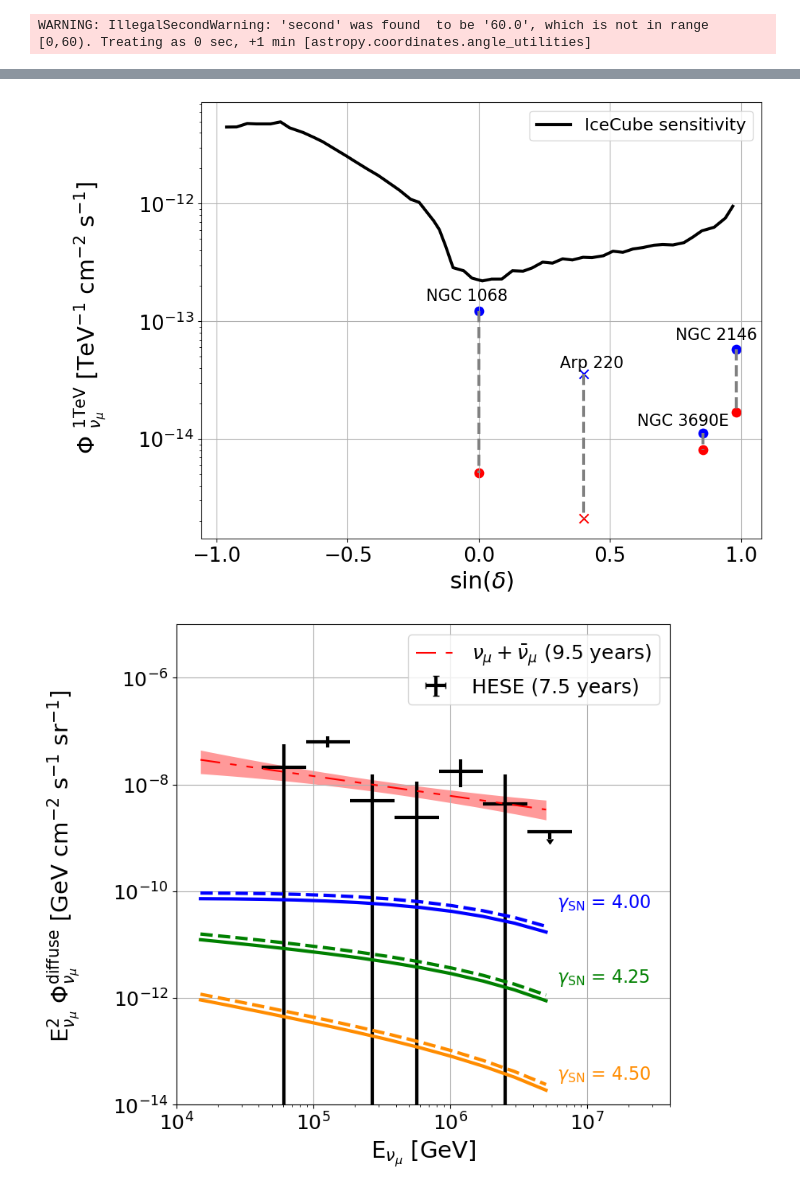
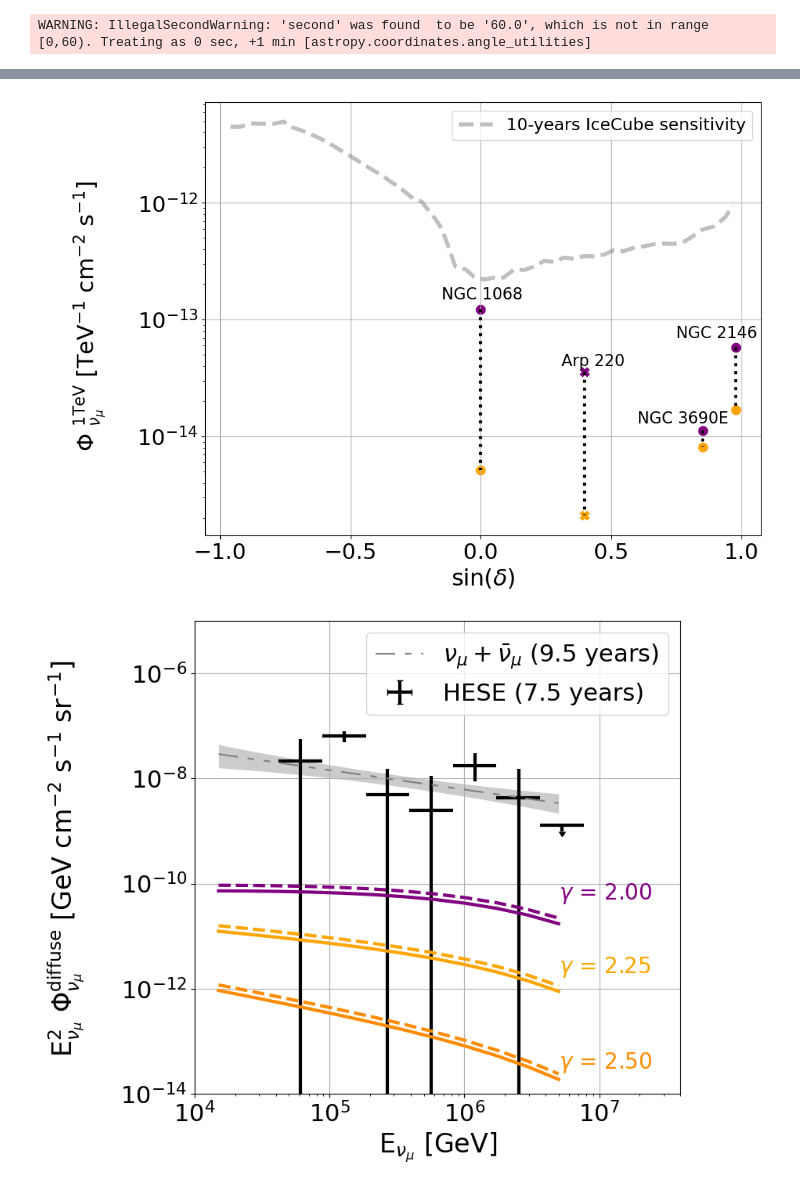
Before and after one commit to YarnoMerckx/neutrino-flux-GOALS-galaxies, a Jupyter notebook: GOALS_flux_predictions.ipynb, the cells around one changed output, grey strips where cells are left out. Cells and saved outputs as stored; diff of their text form; code cells hidden in the pictures.

```diff
--- a/GOALS_flux_predictions.ipynb
+++ b/GOALS_flux_predictions.ipynb
@@ -143,7 +145,0 @@ plt.savefig("/Users/yarno/Documents/PhD/Pictures/fluxsindecpaper.pdf",bbox_inche
-# %%
-for i in np.arange(0,1,0.01):
-    ngc1068_flux = Flux(1e3, 200, 500, 1000,150, 4.0, 1e8, (1-i)*0.51,15.9)
-    ngc2146_flux = Flux(1e3, 200, 500, 1000,150, 4.0, 1e8, 0.28,17.5)
-    if ngc1068_flux < ngc2146_flux:
-        print("For alpha_AGN = ", i, " NGC1068 shows the strongest neutrino flux")
-        break
@@ -162,49 +163,47 @@ NGC2146_sindec = np.sin(np.deg2rad(NGC2146_dec))
 
 plt.figure(figsize=(10,8), dpi= 100, facecolor='w', edgecolor='k')
 
-plt.scatter(Arp220_sindec, Arp220_1*(1e3/pow(1e3,2)), marker = 'x', c= 'b', s = 80)
-plt.scatter(Arp220_sindec, Arp220_2*(1e3/pow(1e3,2)),marker = 'x', c= 'r',s = 80)
-plt.vlines(Arp220_sindec, ymin = Arp220_1*(1e3/pow(1e3,2)), ymax= Arp220_2*(1e3/pow(1e3,2)),linestyle = '--',linewidth =3, color= 'grey')
+plt.scatter(Arp220_sindec, Arp220_1*(1e3/pow(1e3,2)), marker = 'X', c= 'purple', s = 80)
+plt.vlines(Arp220_sindec, ymin = Arp220_1*(1e3/pow(1e3,2)), ymax= Arp220_2*(1e3/pow(1e3,2)),linestyle = 'dotted',linewidth =3, color= 'k')
+plt.scatter(Arp220_sindec, Arp220_2*(1e3/pow(1e3,2)),marker = 'X', c= 'orange',s = 80)
 
-plt.scatter(Arp299_sindec, Arp299_1*(1e3/pow(1e3,2)),marker = 'o', c= 'b', s= 80)
-plt.scatter(Arp299_sindec, Arp299_2*(1e3/pow(1e3,2)),marker = 'o', c= 'r', s= 80)
-plt.vlines(Arp299_sindec, ymin = Arp299_1*(1e3/pow(1e3,2)), ymax= Arp299_2*(1e3/pow(1e3,2)),linestyle = '--',linewidth =3, color= 'grey')
+plt.scatter(Arp299_sindec, Arp299_1*(1e3/pow(1e3,2)),marker = 'o', c= 'purple', s= 80)
+plt.vlines(Arp299_sindec, ymin = Arp299_1*(1e3/pow(1e3,2)), ymax= Arp299_2*(1e3/pow(1e3,2)),linestyle = 'dotted',linewidth =3, color= 'k')
+plt.scatter(Arp299_sindec, Arp299_2*(1e3/pow(1e3,2)),marker = 'o', c= 'orange', s= 80)
 
 
-plt.scatter(NGC2146_sindec,NGC2146_1*(1e3/pow(1e3,2)), marker =  'o', c= 'b',s = 80)
-plt.scatter(NGC2146_sindec,NGC2146_2*(1e3/pow(1e3,2)),marker = 'o', c= 'r', s= 80)
-plt.vlines(NGC2146_sindec,ymin = NGC2146_1*(1e3/pow(1e3,2)), ymax = NGC2146_2*(1e3/pow(1e3,2)),linestyle = '--',linewidth =3, color= 'grey')
+plt.scatter(NGC2146_sindec,NGC2146_1*(1e3/pow(1e3,2)), marker =  'o', c= 'purple',s = 80)
+plt.vlines(NGC2146_sindec,ymin = NGC2146_1*(1e3/pow(1e3,2)), ymax = NGC2146_2*(1e3/pow(1e3,2)),linestyle = 'dotted',linewidth =3, color= 'k')
+plt.scatter(NGC2146_sindec,NGC2146_2*(1e3/pow(1e3,2)),marker = 'o', c= 'orange', s= 80)
 
-
-plt.scatter(NGC1068_sindec,NGC1068_1*(1e3/pow(1e3,2)),marker= 'o',c = 'b', s= 80)
-plt.scatter(NGC1068_sindec,NGC1068_2*(1e3/pow(1e3,2)),marker= 'o',c = 'r', s= 80)
-plt.vlines(NGC1068_sindec,ymin = NGC1068_1*(1e3/pow(1e3,2)), ymax = NGC1068_2*(1e3/pow(1e3,2)),linewidth =3, linestyle = '--',color= 'grey')
+plt.scatter(NGC1068_sindec,NGC1068_1*(1e3/pow(1e3,2)),marker= 'o',c = 'purple', s= 80)
+plt.vlines(NGC1068_sindec,ymin = NGC1068_1*(1e3/pow(1e3,2)), ymax = NGC1068_2*(1e3/pow(1e3,2)),linewidth =3, linestyle = 'dotted',color= 'k')
+plt.scatter(NGC1068_sindec,NGC1068_2*(1e3/pow(1e3,2)),marker= 'o',c = 'orange', s= 80)
 
 
 plt.grid()
-#plt.text(0.31, 8e-14, s= 'Arp 220',fontsize = 16)
 plt.text(0.31, 4e-14, s= 'Arp 220',fontsize = 16)
 plt.text(0.75, 7e-14, s= 'NGC 2146',fontsize = 16)
-#plt.text(-0.1, 3.8e-13, s= 'NGC 1068', fontsize = 16)
-plt.text(-0.20, 1.5e-13, s= 'NGC 1068', fontsize = 16)
+plt.text(-0.15, 1.5e-13, s= 'NGC 1068', fontsize = 16)
 
 plt.text(Arp299_sindec-0.25, 1.3e-14, s= 'NGC 3690E',fontsize = 16)
 
 
-plt.plot(Sindec_IceCube_sens,Flux_IceCube_sens, label = 'IceCube sensitivity',linewidth = 3, color = 'k')
-#plt.plot(Sindec_IceCube2_sens,Flux_IceCube2_sens, label = 'IceCube-Gen2 sensitivity',linestyle = '--',linewidth = 2)
-
+plt.plot(Sindec_IceCube_sens,Flux_IceCube_sens, label = '10-years IceCube sensitivity',linewidth = 4,
+         color = 'grey', ls = 'dashed',alpha = 0.5)
+#plt.plot(Sindec_IceCube_sens,Flux_IceCube_sens/5, label = '10-years IceCube sensitivity $\\times~5$',linewidth = 4,
+#         color = 'grey', ls = '-',alpha = 0.5)
 
 plt.yscale('log')
 plt.xlabel('$\sin(\\delta$)',fontsize = 23)
 plt.ylabel('\n $\\Phi~^{\mathrm{1TeV}}_{\\nu_\\mu }$ [TeV$^{-1}$ cm$^{-2}$ s$^{-1}$] \n', fontsize = 23)
-plt.yticks(fontsize = 20)
-plt.xticks([-1.00, -0.50 , 0.0, 0.50, 1.00 ],fontsize = 20)
+plt.yticks(fontsize = 22)
+plt.xticks([-1.00, -0.50 ,0.0, 0.50, 1.00 ],fontsize = 22)
 cb.set_label(label = '\n $\\langle \\alpha_{\\mathrm{AGN}} \\rangle$',weight='bold', fontsize = 20)
 plt.legend(fontsize = 17)
 plt.savefig("/Users/yarno/Documents/PhD/Pictures/Persource_variablegamma.pdf",bbox_inches="tight")
 # %% [output]
-[figure, old version]
+[figure, new version]
 # %%
 supernova_rate = df['Supernova rate [yr$^{-1}$] '].to_numpy('float')
 uncorr_supernova_rate = df['un-corr Supernova rate [yr$^{-1}$] '].to_numpy('float')
@@ -246,11 +245,11 @@ i = len(energy)
 fig=plt.figure(figsize=(8,8), dpi= 100, facecolor='w', edgecolor='k')
 Energy_plot = np.logspace(np.log10(1.5e4),np.log10(5e6),12)
 
-plt.plot(Energy_plot,diffuse_flux_gamma2_noAGN,color = 'blue',linestyle = '--',linewidth = 3)
-plt.plot(Energy_plot,diffuse_flux_gamma2,color = 'blue', linewidth = 3)
+plt.plot(Energy_plot,diffuse_flux_gamma2_noAGN,color = 'purple',linestyle = '--',linewidth = 3)
+plt.plot(Energy_plot,diffuse_flux_gamma2,color = 'purple', linewidth = 3)
 
-plt.plot(Energy_plot,diffuse_flux_gamma25_noAGN, color = 'green', linestyle = '--', linewidth = 3)
-plt.plot(Energy_plot,diffuse_flux_gamma25, color = 'green', linewidth = 3)
+plt.plot(Energy_plot,diffuse_flux_gamma25_noAGN, color = 'orange', linestyle = '--', linewidth = 3)
+plt.plot(Energy_plot,diffuse_flux_gamma25, color = 'orange', linewidth = 3)
 
 plt.plot(Energy_plot,diffuse_flux_gamma5_noAGN, color = 'darkorange',linestyle= '--', linewidth = 3)
 plt.plot(Energy_plot,diffuse_flux_gamma5, color = 'darkorange', linewidth = 3)
@@ -270,42 +269,42 @@ HESE = plt.errorbar(energy[:i],
                    linewidth=3,
                    capsize=0, label = 'HESE (7.5 years)')
 
-plt.text(6e6,5e-11, s = '$\\gamma_{\mathrm{SN}} $ = 4.00', fontsize = 16,color = 'blue')
-plt.text(6e6,2e-12, s = '$\\gamma_{\mathrm{SN}} $ = 4.25', fontsize = 16,color = 'green')
-plt.text(6e6,3e-14, s = '$\\gamma_{\mathrm{SN}} $ = 4.50', fontsize = 16,color = 'darkorange')
+plt.text(5e6,5e-11, s = '$\\gamma$ = 2.00', fontsize = 20,color = 'purple')
+plt.text(5e6,2e-12, s = '$\\gamma$ = 2.25', fontsize = 20,color = 'orange')
+plt.text(5e6,3e-14, s = '$\\gamma$ = 2.50', fontsize = 20,color = 'darkorange')
 
 en = np.arange(1e4,5e6,100)
 
 # Plot the diffuse nu_mu best fit
 plt.xscale('log')
 plt.yscale('log')
 numu_best = plt.plot(energy_range_numu,
                     flux_numu*energy_range_numu**2,
-                    color="r",
+                    color="grey",
                     linestyle=(0,(12,6,4,6,4,6)), label= '$\\nu_\\mu + \\bar{\\nu}_{\\mu}$ (9.5 years)') # dashdotdotted
 
 # Plot the error band of the diffuse nu_mu best fit
 
 
 
 numu_err = plt.fill_between(energy_numu,
                            flux_lower,
                            flux_upper,
-                           color="r",
+                           color="grey",
                            lw=0,
                            alpha=0.4)
 
 
 plt.ylim(1e-14,1e-5)
 plt.xlim(1e4,4e7)
-plt.xlabel ("E$_{\\nu_\\mu}$ [GeV]", fontsize = 21)
-plt.ylabel('E$_{\\nu_{\\mu}}^2$ $\\Phi ^{\\mathrm{diffuse}}_{\\nu_\\mu}$ [GeV cm$^{-2}$ s$^{-1}$ sr$^{-1}$] \n', fontsize = 21)
-plt.xticks(fontsize = 18)
-plt.yticks(fontsize = 18)
+plt.xlabel ("E$_{\\nu_\\mu}$ [GeV]", fontsize = 24)
+plt.ylabel('E$_{\\nu_{\\mu}}^2$ $\\Phi ^{\\mathrm{diffuse}}_{\\nu_\\mu}$ [GeV cm$^{-2}$ s$^{-1}$ sr$^{-1}$] \n', fontsize = 24)
+plt.xticks(fontsize = 22)
+plt.yticks(fontsize = 22)
 plt.xscale('log')
 plt.yscale('log')
-plt.legend(fontsize = 18)
+plt.legend(fontsize = 22)
 plt.grid()
 plt.savefig("/Users/yarno/Documents/PhD/Pictures/diffuseGOALS.pdf",bbox_inches="tight")
 # %% [output]
-[figure, old version]
+[figure, new version]
```
Also changed, not shown: parts of 12 cells of this notebook, 3 other files.
